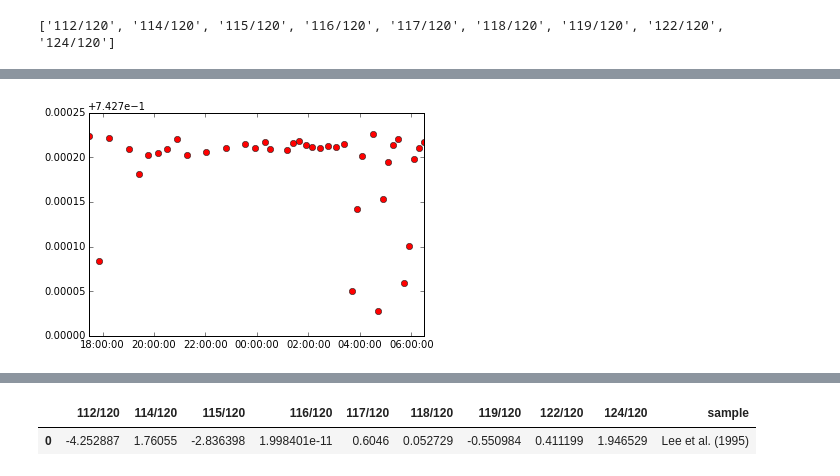
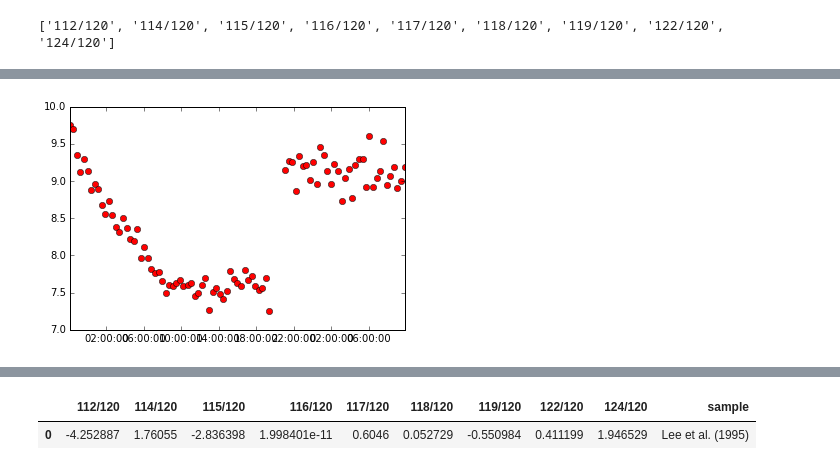
Before and after one commit to Marfster/NU_Plasma, a Jupyter notebook: Nu Plasma Evaluation - internal norm.ipynb, the cells around one changed output, grey strips where cells are left out. Cells and saved outputs as stored; diff of their text form; code cells hidden in the pictures.

```diff
--- a/Nu Plasma Evaluation - internal norm.ipynb
+++ b/Nu Plasma Evaluation - internal norm.ipynb
@@ -15,10 +18,10 @@ from pylab import plot, show, savefig
 from scipy import stats
 #%pylab inline
 # %%
-path = "/Volumes/friebelm/PhD/NU Plasma/Measurements/2015-03-25/"
+path = "/Volumes/friebelm/PhD/NU Plasma/Measurements/2015-09-28/"
 path_sav = "/Volumes/friebelm/PhD/NU Plasma/Measurements/compilation/"
-files_start = 1348
-files_end = 1427
+files_start = 1987
+files_end = 2173
 # %%
 # cup configuration
 #cup_config = cycle_Sb
@@ -42,7 +45,7 @@ iter_beta = 10
 # Interference_corr on the denominator isotope
 isotope_denom_corr = True
 
-blk_corr = True
+blk_corr = False
 # %% [output]
 ['112/120', '114/120', '115/120', '116/120', '117/120', '118/120', '119/120', '122/120', '124/120']
 # %%
@@ -112,19 +115,19 @@ for sample in sample_ls:
     df = NU_data_read(path, sample, cup_config)
     cycles = range(1, len(df.data_read(sample).index)+1)
     # arbitrary blank positions
-    blk1 = [item for item in blk_ls if item < sample]
-    blk2 = [item for item in blk_ls if item > sample]
-    blk1 = blk1[-1]
-    blk2 = blk2[0]
-    blk_corr_sample = True
+    #blk1 = [item for item in blk_ls if item < sample]
+    #blk2 = [item for item in blk_ls if item > sample]
+    #blk1 = blk1[-1]
+    #blk2 = blk2[0]
+    #blk_corr_sample = True
 
     # blank measurement surrounds sample
-    #if ((sample-1) in blk_ls) and ((sample+1) in blk_ls):
-    #    blk1 = sample-1
-    #    blk2 = sample+1
-    #    blk_corr_sample = True
-    #else:
-    #    blk_corr_sample = False
+    if ((sample-1) in blk_ls) and ((sample+1) in blk_ls):
+        blk1 = sample-1
+        blk2 = sample+1
+        blk_corr_sample = True
+    else:
+        blk_corr_sample = False
 
     if (blk_corr == True) and (blk_corr_sample == True):
         blk_1 = NU_data_read(path, blk1, cup_config)
@@ -144,7 +147,7 @@ for sample in sample_ls:
     data_sample_raw = pd.DataFrame.from_dict(data_sample_raw, orient = 'index')
     data_sample_raw = data_sample_raw[np.abs(data_sample_raw-data_sample_raw.mean())<=(2*data_sample_raw.std())]
 
-    data_sample = new_corr.internal_norm_1(denom_isotope, 10)
+    data_sample = new_corr.mass_fractionation(denom_isotope, 10)
     data_sample = pd.DataFrame.from_dict(data_sample, orient = 'index')
     data_sample = data_sample[np.abs(data_sample-data_sample.mean())<=(2*data_sample.std())]
 
@@ -168,5 +171,10 @@ columns = ["cycle", "sample"]
 columns.extend(data_sample_column)
 columns.extend(sorted(data_sample_raw.drop("cycle", axis=1).columns))
 df_internal_sub = pd.DataFrame(df_internal_norm, columns = columns)
-df_internal_sub
+
+df_all_sub = df_all[(df_all["sample"] != "blank sol") & (df_all["sample"] != "SQ")]
+df_internal_sub["111"] = df_all_sub["L3 (1)"]
+df_internal_sub["125"] = df_all_sub["H5 (2)"]
+df_internal_sub["Cd/Sn"] = (df_all_sub["L3 (1)"]/12.722)/(df_all_sub["H4 (1)"]/24.223)
+df_internal_sub["Te/Sn"] = (df_all_sub["H5 (2)"]/7.0509)/(df_all_sub["H4 (1)"]/24.223)
 #df_external_sub.to_csv(path_sav + "Sn_H9_L4_internal_corr_all.csv")
@@ -228,10 +216,11 @@ df_internal_norm_mean
 # %%
-#plot_Nist = df_internal_norm_mean[df_internal_norm_mean["sample"] != "SPEX1 100ppb"]
+#plot_Nist = df_internal_norm_mean[df_internal_norm_mean["sample"] == "NIST 100ppb"]
 plot_Nist = df_internal_norm_mean[(df_internal_norm_mean["118"] >= .5)]
-dataplot = plot(plot_Nist.index, plot_Nist["118/120"], "ro")
+#dataplot = plot(plot_Nist["Te/Sn"], plot_Nist["124/120"], "ro")
+dataplot = plot(plot_Nist.index, plot_Nist["120"], "ro")
 show(dataplot)
 # %% [output]
-[figure, old version]
+[figure, new version]
 # %%
 sub_index = df_internal_norm_mean[(df_internal_norm_mean["sample"].shift(1) == df_internal_norm_mean["sample"].shift(-1)) & (df_internal_norm_mean["sample"].shift(1) == "NIST 100ppb")].index
 #corr_values = df_internal_norm_mean[(df_external_norm_mean >= 0.74289)]
```
Also changed, not shown: parts of 9 cells of this notebook, 1 other file.
